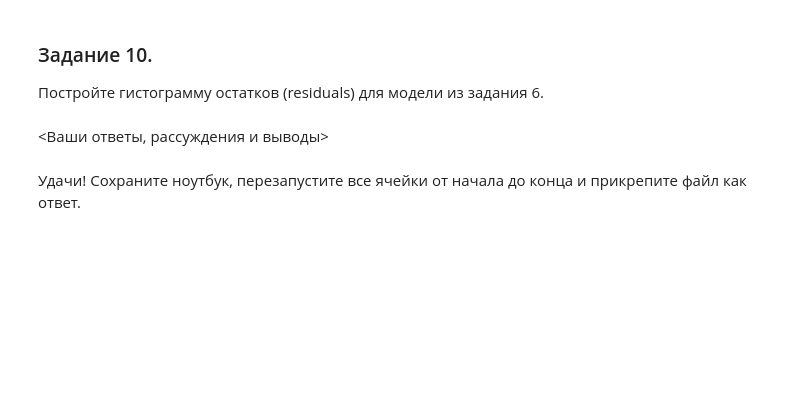
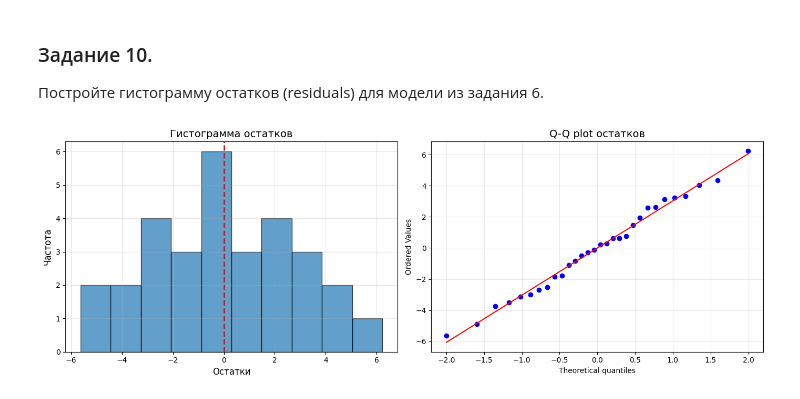
Before and after one commit to riubi/tests-math, a Jupyter notebook: mathematical_statistics/corr_reg_homework.ipynb, the cells around one changed output. Cells and saved outputs as stored; diff of their text form; code cells hidden in the pictures; blank space fills up the shorter version.

```diff
--- a/mathematical_statistics/corr_reg_homework.ipynb
+++ b/mathematical_statistics/corr_reg_homework.ipynb
@@ -83,0 +187,13 @@ df.head()
+# %%
+# Простая линейная регрессия weight_kg ~ height_cm
+X = df['height_cm']
+y = df['weight_kg']
+
+X_with_const = sm.add_constant(X)
+
+model = sm.OLS(y, X_with_const).fit()
+
+print(model.summary())
+print("\n" + "="*50)
+print(f"Intercept (β₀): {model.params['const']:.4f}")
+print(f"Slope (β₁): {model.params['height_cm']:.4f}")
@@ -106,0 +249,13 @@ df.head()
+# %%
+# Множественная регрессия score ~ study_hours + iq + tv_hours + age
+X_multi = df[['study_hours', 'iq', 'tv_hours', 'age']]
+y_multi = df['score']
+
+# Добавляем константу
+X_multi_const = sm.add_constant(X_multi)
+
+# Построение модели
+model_multi = sm.OLS(y_multi, X_multi_const).fit()
+
+# Вывод результатов
+print(model_multi.summary())
@@ -149,4 +452,21 @@ PS: выведите коэффициенты в обоих случаях на
-# %% [markdown]
-<Ваши ответы, рассуждения и выводы>
-# %% [markdown]
-Удачи! Сохраните ноутбук, перезапустите все ячейки от начала до конца и прикрепите файл как ответ.
+# %%
+residuals = model_multi.resid
+
+fig, axes = plt.subplots(1, 2, figsize=(14, 5))
+
+axes[0].hist(residuals, bins=10, edgecolor='black', alpha=0.7)
+axes[0].axvline(x=0, color='red', linestyle='--', linewidth=2)
+axes[0].set_xlabel('Остатки', fontsize=12)
+axes[0].set_ylabel('Частота', fontsize=12)
+axes[0].set_title('Гистограмма остатков', fontsize=14)
+axes[0].grid(True, alpha=0.3)
+
+# Q-Q plot для чека нормальности
+stats.probplot(residuals, dist="norm", plot=axes[1])
+axes[1].set_title('Q-Q plot остатков', fontsize=14)
+axes[1].grid(True, alpha=0.3)
+
+plt.tight_layout()
+plt.show()
+# %% [output]
+[figure, added]
```
Also changed, not shown: parts of 59 cells of this notebook, 2 other files.
